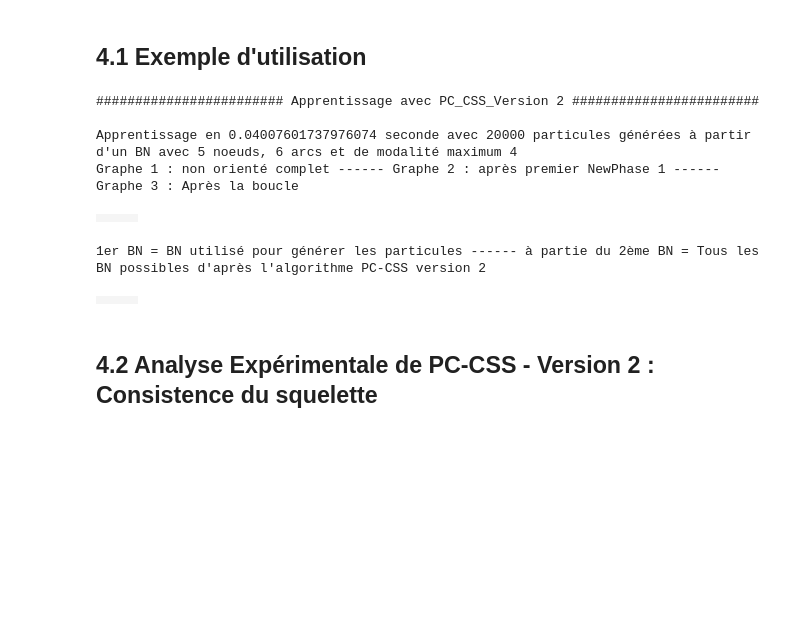
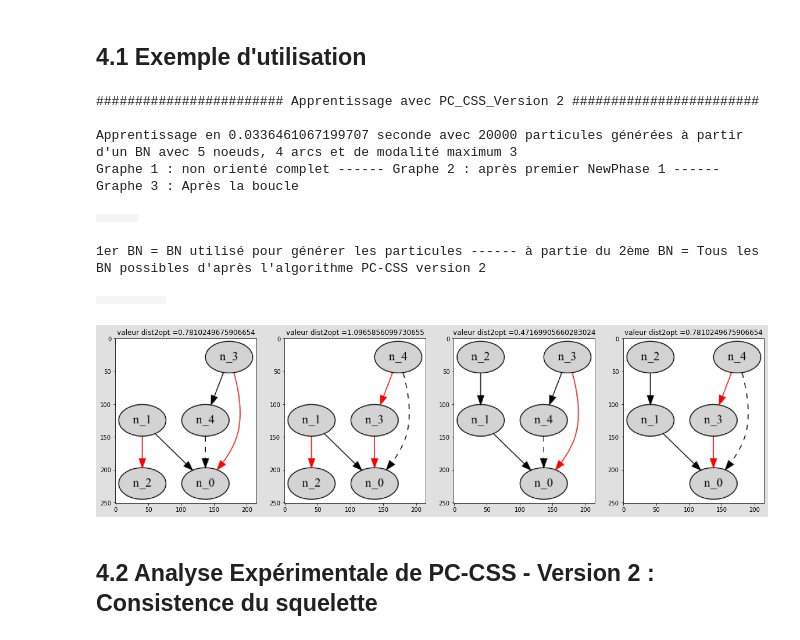
Before and after one commit to davidPinaud/BN_PCSTABLE, a Jupyter notebook: test_projet_MADI.ipynb, the cells around one changed output. Drawn from its saved outputs; the diff is of its cells as text; code cells hidden in the pictures; blank space fills up the shorter version.

```diff
--- a/test_projet_MADI.ipynb
+++ b/test_projet_MADI.ipynb
@@ -997,8 +1059,10 @@ def learn_PC_CSS_Version2(bn,csvFilePath="test.csv",verbose=False,isTest=False,n
     """
     start=time.time()
     Algo_PC_CSS_Version1=PC(csvFilePath=csvFilePath)#initialisation
+
     if verbose:
         print("######################## Apprentissage avec PC_CSS_Version 2 ########################\n")
+
     GNonOriente=gum.MixedGraph(Algo_PC_CSS_Version1.G)#Le graphe complet pour faire la boucle avec les sepset
     G2=gum.MixedGraph()#on crée un graphe sans arêtes avec les mêmes noeuds que le graphe complet
     G2.addNodes(len(Algo_PC_CSS_Version1.learner.names()))
@@ -1006,11 +1070,14 @@ def learn_PC_CSS_Version2(bn,csvFilePath="test.csv",verbose=False,isTest=False,n
     G0=gum.MixedGraph(Algo_PC_CSS_Version1.G)#G0 prends la sortie de NewStep1
     sepSetK=[Algo_PC_CSS_Version1.sepSet.copy()]#On enregistre tous les sepsets de tous les graphes
     Gk_moins_1=gum.MixedGraph(Algo_PC_CSS_Version1.G)
+
     if verbose:
         GPhase1=gum.MixedGraph(Algo_PC_CSS_Version1.G)
+
     allGs=[G0]#On enregistre tous les graphes
     DoesContinue=True
     k=0
+
     while(DoesContinue):#Boucle principale
         k+=1
         Algo_PC_CSS_Version1.phase1_PC_CSS(nivRisque=nivRisque,G1=G0,G2=Gk_moins_1)#New Step 1
@@ -1022,7 +1089,8 @@ def learn_PC_CSS_Version2(bn,csvFilePath="test.csv",verbose=False,isTest=False,n
             if(G_Equals(allGs[k-i],allGs[k])):
                 DoesContinue=False
                 break
-    G_final=G_Union([allGs[g] for g in range(k-i,len(allGs))],Algo_PC_CSS_Version1) #L'union de tous les G de k-i à k
+
+    G_final=G_Union([allGs[g] for g in range(k-i,len(allGs))]) #L'union de tous les G de k-i à k
     Algo_PC_CSS_Version1.G=G_final
     Algo_PC_CSS_Version1.phase2() #Orientation et propagation
     G_final=Algo_PC_CSS_Version1.G
@@ -1036,6 +1104,7 @@ def learn_PC_CSS_Version2(bn,csvFilePath="test.csv",verbose=False,isTest=False,n
             sepSetG_final=sepSetK[i]
             if(not sepSetG_final[(x,y)].issubset(Algo_PC_CSS_Version1.findConsistentSet(x,y,G_final)) and not sepSetG_final[(x,y)].issubset(Algo_PC_CSS_Version1.findConsistentSet(y,x,G_final))):
                 G_final.addEdge(x,y)
+
     Algo_PC_CSS_Version1.G=G_final
     end=time.time()
     duration=end-start
@@ -1045,6 +1114,7 @@ def learn_PC_CSS_Version2(bn,csvFilePath="test.csv",verbose=False,isTest=False,n
         all_bnApprox=get_approxBN(bn,Algo_PC_CSS_Version1)
     if (isTest):
         oneBN=getOneApproxBN(bn,Algo_PC_CSS_Version1)
+
     #Affichage
     if verbose:
         s='s' if duration>1 else ""
@@ -1066,14 +1136,16 @@ def learn_PC_CSS_Version2(bn,csvFilePath="test.csv",verbose=False,isTest=False,n
 # %%
 bn=genRandomBN()
 bn_approx,duration,_=learn_PC_CSS_Version2(bn,csvFilePath="test.csv",verbose=True,isTest=False)
+visualise_difference(bn,bn_approx) #On regarde les différences entre les approximations et le bn original
 # %% [output]
 ######################## Apprentissage avec PC_CSS_Version 2 ########################
 
-Apprentissage en 0.04007601737976074 seconde avec 20000 particules générées à partir d'un BN avec 5 noeuds, 6 arcs et de modalité maximum 4
+Apprentissage en 0.0336461067199707 seconde avec 20000 particules générées à partir d'un BN avec 5 noeuds, 4 arcs et de modalité maximum 3
 Graphe 1 : non orienté complet ------ Graphe 2 : après premier NewPhase 1 ------ Graphe 3 : Après la boucle
 |  |  |  |
 1er BN = BN utilisé pour générer les particules ------ à partie du 2ème BN = Tous les BN possibles d'après l'algorithme PC-CSS version 2
-|  |  |  |
+|  |  |  |  |  |
+[figure, added]
 # %% [markdown]
 ## 4.2 Analyse Expérimentale de PC-CSS - Version 2 : Consistence du squelette
 # %% [markdown]
```
Also changed, not shown: parts of 11 cells of this notebook, 2 other files.
